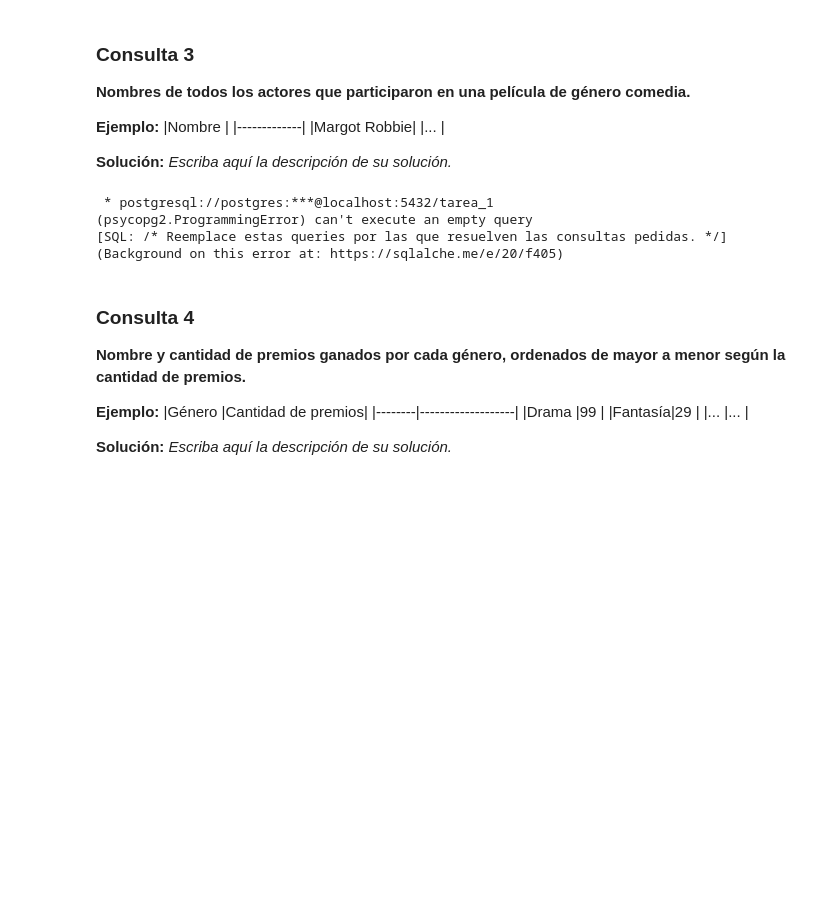
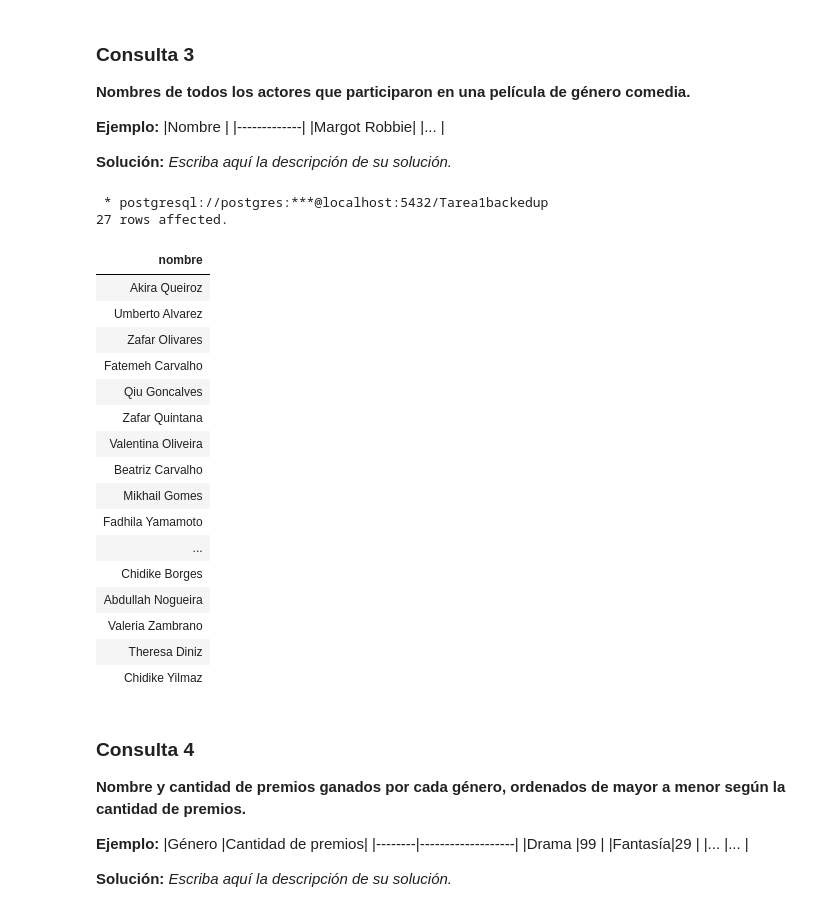
Before and after one commit to SlippinJunior/Tarea_1_BD, a Jupyter notebook: Tarea_1.ipynb, the cells around one changed output. Saved outputs shown, nothing was run; the diff lists cells and outputs as text; code cells hidden in the pictures; blank space fills up the shorter version.

Commit message:
sql consulta 3

```diff
--- a/Tarea_1.ipynb
+++ b/Tarea_1.ipynb
@@ -422,14 +422,33 @@ WHERE fecha_publicacion >= CURRENT_DATE - INTERVAL '1 year';
 
 
 **Solución:** _Escriba aquí la descripción de su solución._
-# %%
-%%sql
-/* Reemplace estas queries por las que resuelven las consultas pedidas. */
-# %% [output]
- * postgresql://postgres:***@localhost:5432/tarea_1
-(psycopg2.ProgrammingError) can't execute an empty query
-[SQL: /* Reemplace estas queries por las que resuelven las consultas pedidas. */]
-(Background on this error at: https://sqlalche.me/e/20/f405)
+# %%
+%%sql
+SELECT DISTINCT actor.nombre
+FROM actor
+INNER JOIN actor_participa_en_pelicula ON actor.id_actor = actor_participa_en_pelicula.id_actor
+INNER JOIN pelicula ON actor_participa_en_pelicula.id_pelicula = pelicula.id_pelicula
+WHERE pelicula.genero = 'Comedia';
+# %% [output]
+ * postgresql://postgres:***@localhost:5432/Tarea1backedup
+27 rows affected.
+| nombre |
+| Akira Queiroz |
+| Umberto Alvarez |
+| Zafar Olivares |
+| Fatemeh Carvalho |
+| Qiu Goncalves |
+| Zafar Quintana |
+| Valentina Oliveira |
+| Beatriz Carvalho |
+| Mikhail Gomes |
+| Fadhila Yamamoto |
+| ... |
+| Chidike Borges |
+| Abdullah Nogueira |
+| Valeria Zambrano |
+| Theresa Diniz |
+| Chidike Yilmaz |
 # %% [markdown]
 ### Consulta 4
 **Nombre y cantidad de premios ganados por cada género, ordenados de mayor a menor según la cantidad de premios.**
```
